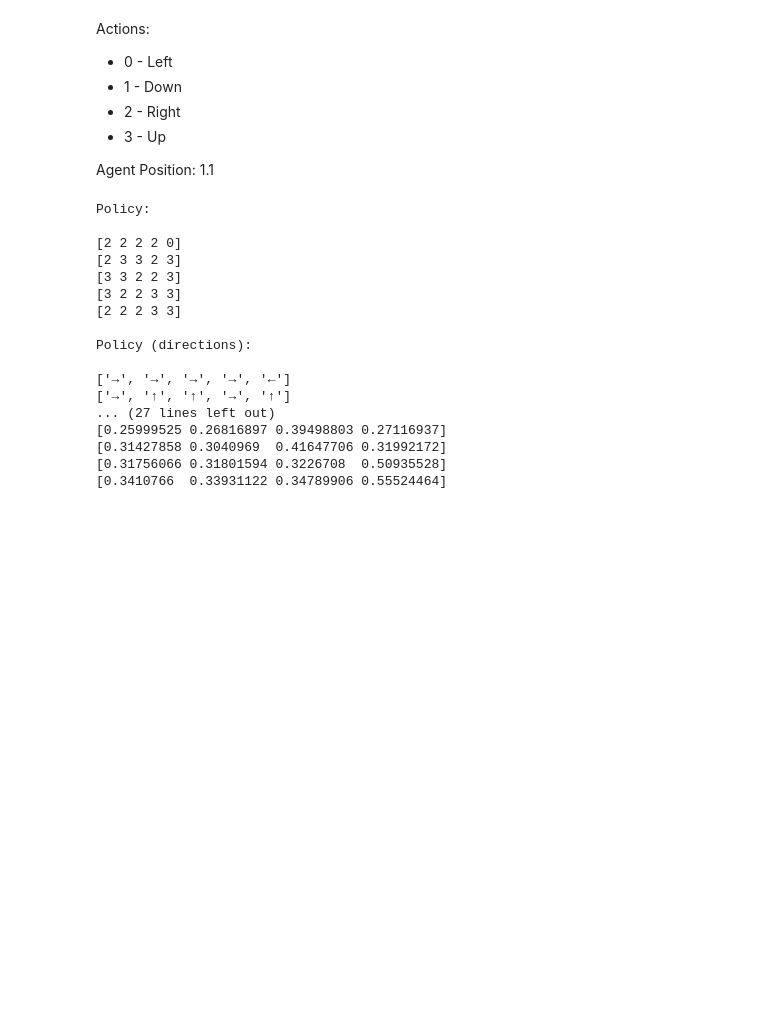
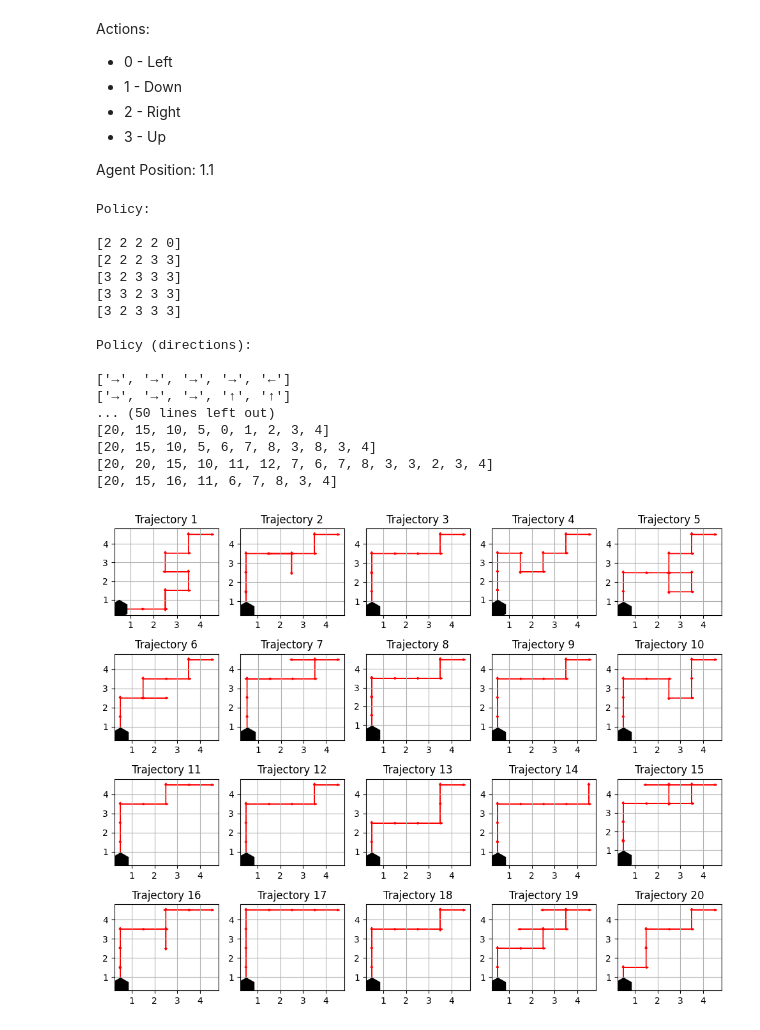
Before and after one commit to Shaz-5/IRL, a Jupyter notebook: Discrete Grid World/IRL_Grid_World.ipynb, the cells around one changed output. Saved outputs shown, nothing was run; the diff lists cells and outputs as text; code cells hidden in the pictures; blank space fills up the shorter version.

Commit message:
Visualised Agent Trajectories

```diff
--- a/Discrete Grid World/IRL_Grid_World.ipynb
+++ b/Discrete Grid World/IRL_Grid_World.ipynb
@@ -144,8 +142,6 @@ class MyGridWorld:
         return self.move(action)
 # %%
 # Define Q-Learning model training class
-import random
-import numpy as np
 
 class MyGridWorldTrainer:
 
@@ -162,7 +158,7 @@ class MyGridWorldTrainer:
         gamma = 0.9    # discount factor
         Q = np.zeros([env.observation_spaces, env.action_space])
 
-        for episode in range(1, 10001):
+        for episode in range(1, 20001):
             done = False
             total_reward = 0
             state = env.reset()    # reset env
@@ -256,24 +252,63 @@ print('\nQ value matrix: \n')
 for row in sample_grid_trainer.Q:   # Q value for each state action pair
     print(row)
 
-# print('\nTrajectories: \n')
-# for trajectory in sample_trajectories:
-#     print(trajectory)
+print('\nTrajectories: \n')
+for trajectory in sample_trajectories:
+    print(trajectory)
 # %% [output]
 Policy:
 
 [2 2 2 2 0]
-[2 3 3 2 3]
-[3 3 2 2 3]
-[3 2 2 3 3]
 [2 2 2 3 3]
+[3 2 3 3 3]
+[3 3 2 3 3]
+[3 2 3 3 3]
 
 Policy (directions):
 
 ['→', '→', '→', '→', '←']
-['→', '↑', '↑', '→', '↑']
-... (27 lines left out)
-[0.25999525 0.26816897 0.39498803 0.27116937]
-[0.31427858 0.3040969  0.41647706 0.31992172]
-[0.31756066 0.31801594 0.3226708  0.50935528]
-[0.3410766  0.33931122 0.34789906 0.55524464]
+['→', '→', '→', '↑', '↑']
+... (50 lines left out)
+[20, 15, 10, 5, 0, 1, 2, 3, 4]
+[20, 15, 10, 5, 6, 7, 8, 3, 8, 3, 4]
+[20, 20, 15, 10, 11, 12, 7, 6, 7, 8, 3, 3, 2, 3, 4]
+[20, 15, 16, 11, 6, 7, 8, 3, 4]
+# %%
+# Define function to visualize the grid and agent's movements
+
+def visualize_trajectories(grid, trajectories):
+    num_trajectories = len(trajectories)
+    num_cols = min(num_trajectories, 5)
+    num_rows = (num_trajectories - 1) // num_cols + 1
+
+    fig, axs = plt.subplots(num_rows, num_cols, figsize=(2 * num_cols, 2 * num_rows))
+    axs = axs.flatten()
+
+    for i in range(num_trajectories):
+        ax = axs[i]
+        ax.set_xticks(range(grid.size))
+        ax.set_yticks(range(grid.size))
+        ax.grid()
+
+        # initial agent position
+        state = trajectories[i][0]
+        ii, jj = divmod(state, grid.size)
+        ax.plot(jj + 0.5, grid.size - 1 - ii + 0.5, 'kh', markersize=20)  # agent position
+
+        # plot agent's movements
+        for t in range(1, len(trajectories[i])):
+            next_state = trajectories[i][t]
+            next_ii, next_jj = divmod(next_state, grid.size)
+            ax.arrow(jj + 0.5, grid.size - 1 - ii + 0.5,
+                     next_jj - jj, ii - next_ii,
+                     head_width=0.1, head_length=0.1, fc='r', ec='r')    # position of arrows (of movement)
+            ii, jj = next_ii, next_jj
+
+        ax.set_title(f'Trajectory {i + 1}')
+
+    plt.tight_layout()
+    plt.show()
+# %%
+visualize_trajectories(sample_grid, sample_trajectories)
+# %% [output]
+[figure, added]
```
Also changed, not shown: parts of 2 cells of this notebook.
